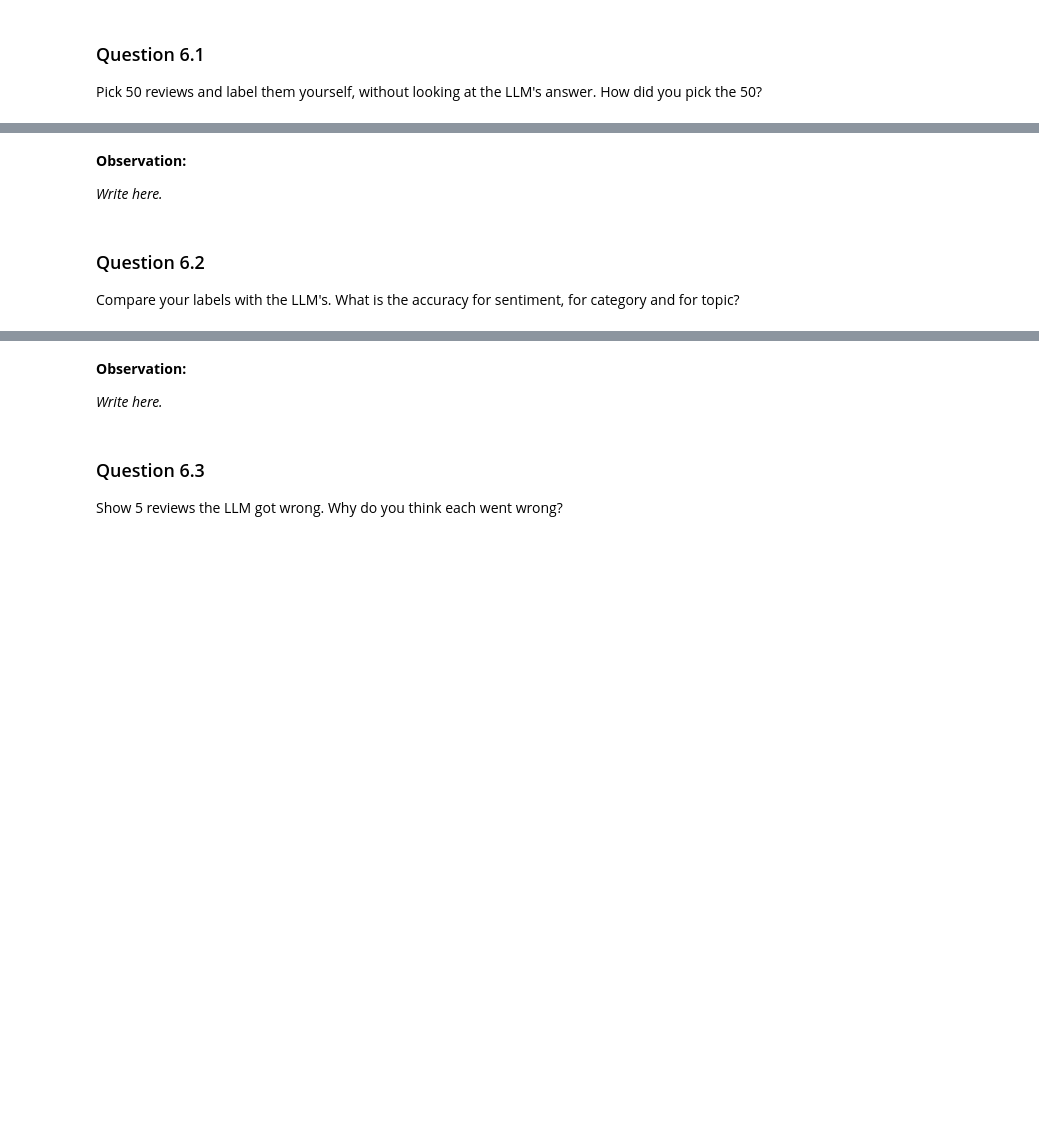
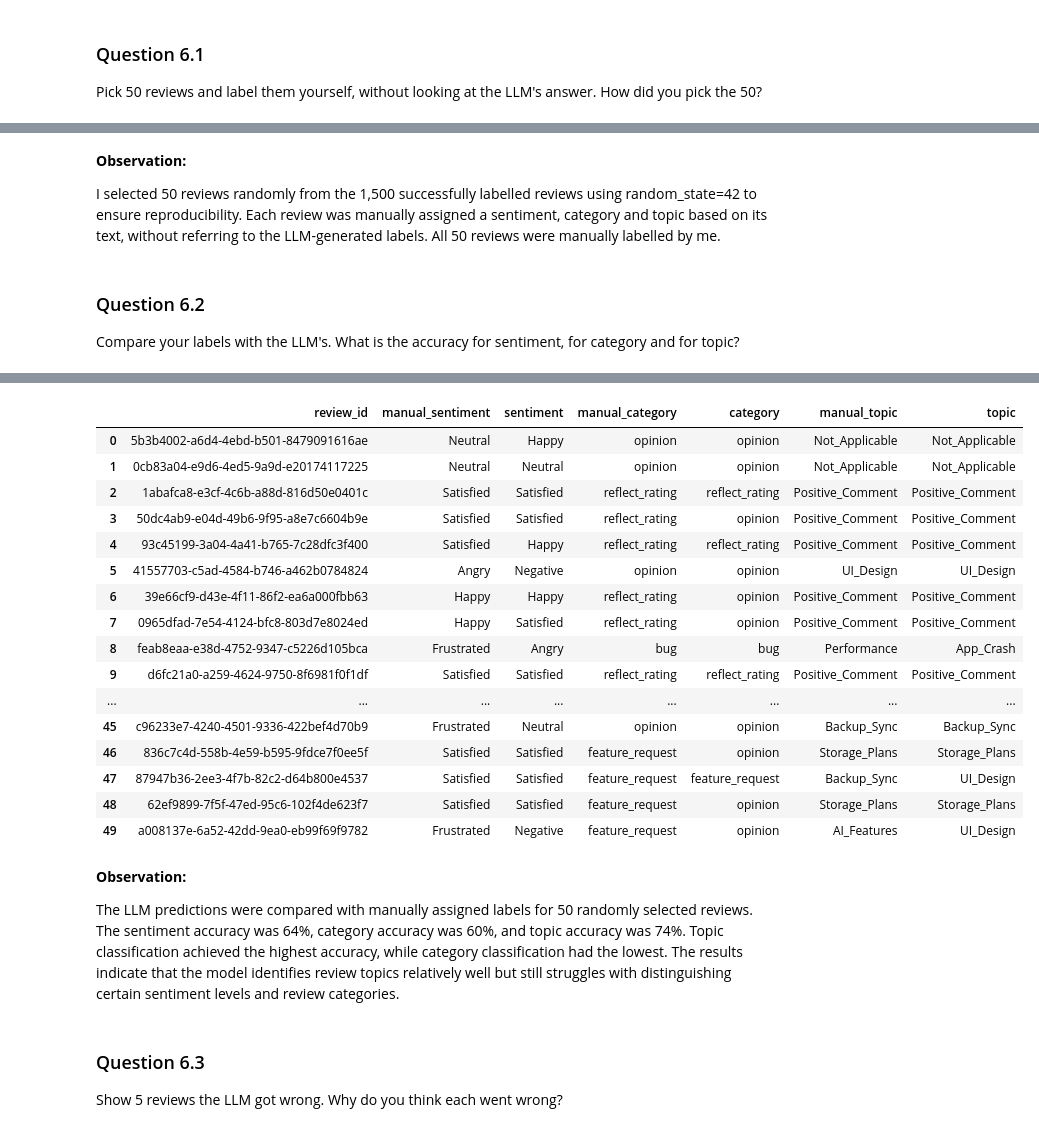
Before and after one commit to vishal0205/Google-Photo-Review-Analyser-, a Jupyter notebook: Review_Analyser_Starter.ipynb, the cells around one changed output, grey strips where cells are left out. Saved outputs shown, nothing was run; the diff lists cells and outputs as text; code cells hidden in the pictures; blank space fills up the shorter version.

Commit message:
Complete Step 6: Manual Evaluation and Prompt Improvement

```diff
--- a/Review_Analyser_Starter.ipynb
+++ b/Review_Analyser_Starter.ipynb
@@ -2323,9 +2363,68 @@ Pick 50 reviews and label them yourself, without looking at the LLM's answer. Ho
 # %% [markdown]
 **Observation:**
 
-*Write here.*
+I selected 50 reviews randomly from the 1,500 successfully labelled reviews using random_state=42 to ensure reproducibility. Each review was manually assigned a sentiment, category and topic based on its text, without referring to the LLM-generated labels. All 50 reviews were manually labelled by me.
 # %% [markdown]
 ### Question 6.2
 Compare your labels with the LLM's. What is the accuracy for sentiment, for category and for topic?
 # %%
 # Your code here
+
+import pandas as pd
+
+# Load the manually labelled reviews and LLM predictions
+manual_df = pd.read_csv("manual_labels_50.csv")
+llm_df = pd.read_csv("labelled_reviews.csv")
+
+# Keep only the review ID and LLM-generated labels
+llm_predictions = llm_df[
+    ["review_id", "sentiment", "category", "topic"]
+].copy()
+
+# Merge manual labels with LLM predictions using review_id
+comparison_df = manual_df.merge(
+    llm_predictions,
+    on="review_id",
+    how="inner",
+    validate="one_to_one"
+)
+
+# Compare manual labels with LLM predictions
+comparison_df["sentiment_match"] = (
+    comparison_df["manual_sentiment"].str.strip().str.lower()
+    == comparison_df["sentiment"].str.strip().str.lower()
+)
+
+comparison_df["category_match"] = (
+    comparison_df["manual_category"].str.strip().str.lower()
+    == comparison_df["category"].str.strip().str.lower()
+)
+
+comparison_df["topic_match"] = (
+    comparison_df["manual_topic"].str.strip().str.lower()
+    == comparison_df["topic"].str.strip().str.lower()
+)
+
+# Calculate accuracy for each label
+accuracy = {
+    "Sentiment": comparison_df["sentiment_match"].mean() * 100,
+    "Category": comparison_df["category_match"].mean() * 100,
+    "Topic": comparison_df["topic_match"].mean() * 100
+}
+
+print("Accuracy Comparison (50 Reviews)")
+print("-" * 40)
+
+for label, score in accuracy.items():
+    print(f"{label} Accuracy: {score:.2f}%")
+
+# Display the comparison
+display(comparison_df[
+    [
+        "review_id",
+        "manual_sentiment", "sentiment",
+        "manual_category", "category",
+        "manual_topic", "topic"
+    ]
+])
+# %% [output]
@@ -2332,7 +2436,24 @@ Compare your labels with the LLM's. What is the accuracy for sentiment, for cate
+|  | review_id | manual_sentiment | sentiment | manual_category | category | manual_topic | topic |
+| 0 | 5b3b4002-a6d4-4ebd-b501-8479091616ae | Neutral | Happy | opinion | opinion | Not_Applicable | Not_Applicable |
+| 1 | 0cb83a04-e9d6-4ed5-9a9d-e20174117225 | Neutral | Neutral | opinion | opinion | Not_Applicable | Not_Applicable |
+| 2 | 1abafca8-e3cf-4c6b-a88d-816d50e0401c | Satisfied | Satisfied | reflect_rating | reflect_rating | Positive_Comment | Positive_Comment |
+| 3 | 50dc4ab9-e04d-49b6-9f95-a8e7c6604b9e | Satisfied | Satisfied | reflect_rating | opinion | Positive_Comment | Positive_Comment |
+| 4 | 93c45199-3a04-4a41-b765-7c28dfc3f400 | Satisfied | Happy | reflect_rating | reflect_rating | Positive_Comment | Positive_Comment |
+| 5 | 41557703-c5ad-4584-b746-a462b0784824 | Angry | Negative | opinion | opinion | UI_Design | UI_Design |
+| 6 | 39e66cf9-d43e-4f11-86f2-ea6a000fbb63 | Happy | Happy | reflect_rating | opinion | Positive_Comment | Positive_Comment |
+| 7 | 0965dfad-7e54-4124-bfc8-803d7e8024ed | Happy | Satisfied | reflect_rating | opinion | Positive_Comment | Positive_Comment |
+| 8 | feab8eaa-e38d-4752-9347-c5226d105bca | Frustrated | Angry | bug | bug | Performance | App_Crash |
+| 9 | d6fc21a0-a259-4624-9750-8f6981f0f1df | Satisfied | Satisfied | reflect_rating | reflect_rating | Positive_Comment | Positive_Comment |
+| ... | ... | ... | ... | ... | ... | ... | ... |
+| 45 | c96233e7-4240-4501-9336-422bef4d70b9 | Frustrated | Neutral | opinion | opinion | Backup_Sync | Backup_Sync |
+| 46 | 836c7c4d-558b-4e59-b595-9fdce7f0ee5f | Satisfied | Satisfied | feature_request | opinion | Storage_Plans | Storage_Plans |
+| 47 | 87947b36-2ee3-4f7b-82c2-d64b800e4537 | Satisfied | Satisfied | feature_request | feature_request | Backup_Sync | UI_Design |
+| 48 | 62ef9899-7f5f-47ed-95c6-102f4de623f7 | Satisfied | Satisfied | feature_request | opinion | Storage_Plans | Storage_Plans |
+| 49 | a008137e-6a52-42dd-9ea0-eb99f69f9782 | Frustrated | Negative | feature_request | opinion | AI_Features | UI_Design |
 # %% [markdown]
 **Observation:**
 
-*Write here.*
+The LLM predictions were compared with manually assigned labels for 50 randomly selected reviews. The sentiment accuracy was 64%, category accuracy was 60%, and topic accuracy was 74%. Topic classification achieved the highest accuracy, while category classification had the lowest. The results indicate that the model identifies review topics relatively well but still struggles with distinguishing certain sentiment levels and review categories.
 # %% [markdown]
 ### Question 6.3
 Show 5 reviews the LLM got wrong. Why do you think each went wrong?
```
Also changed, not shown: parts of 9 cells of this notebook, 1 other file.
